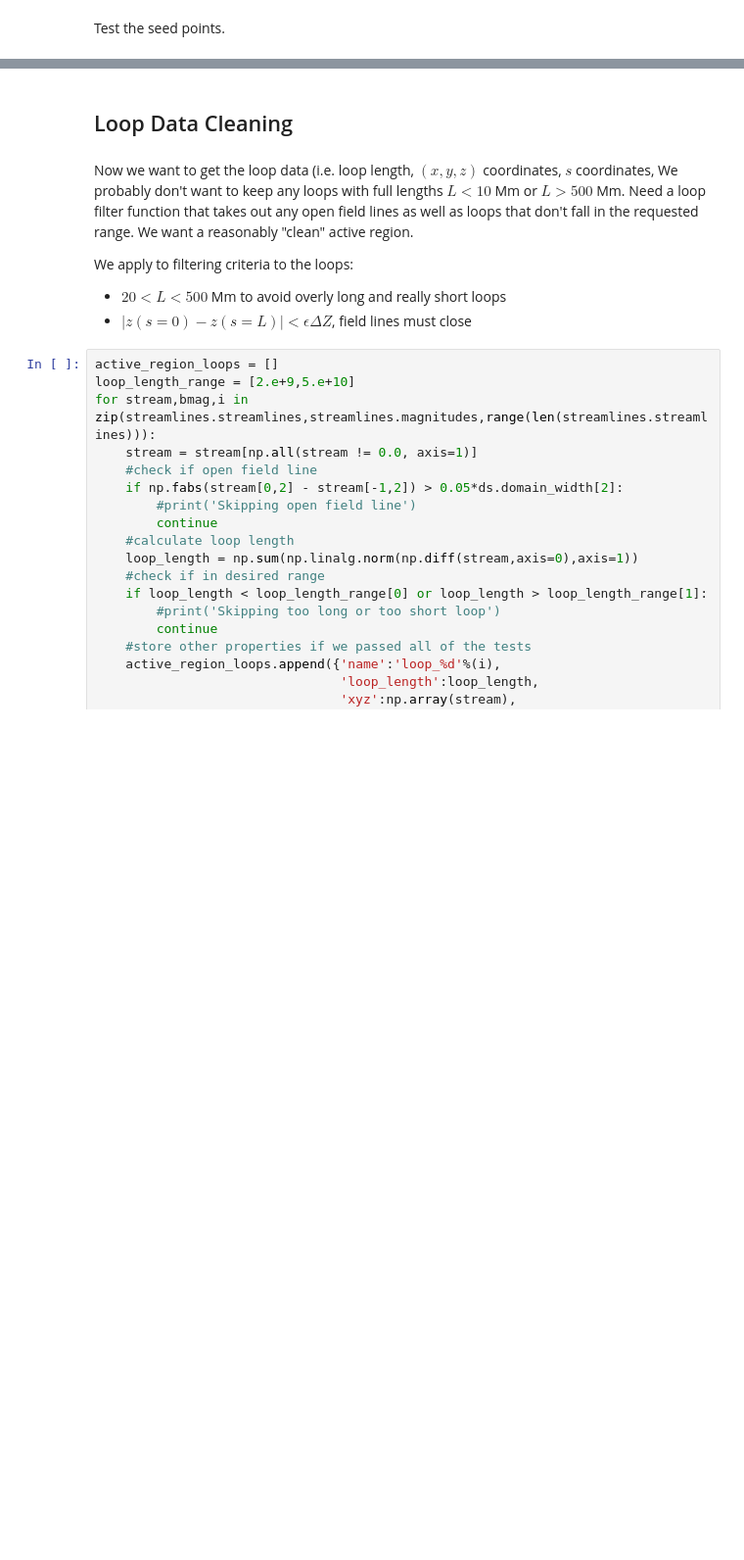
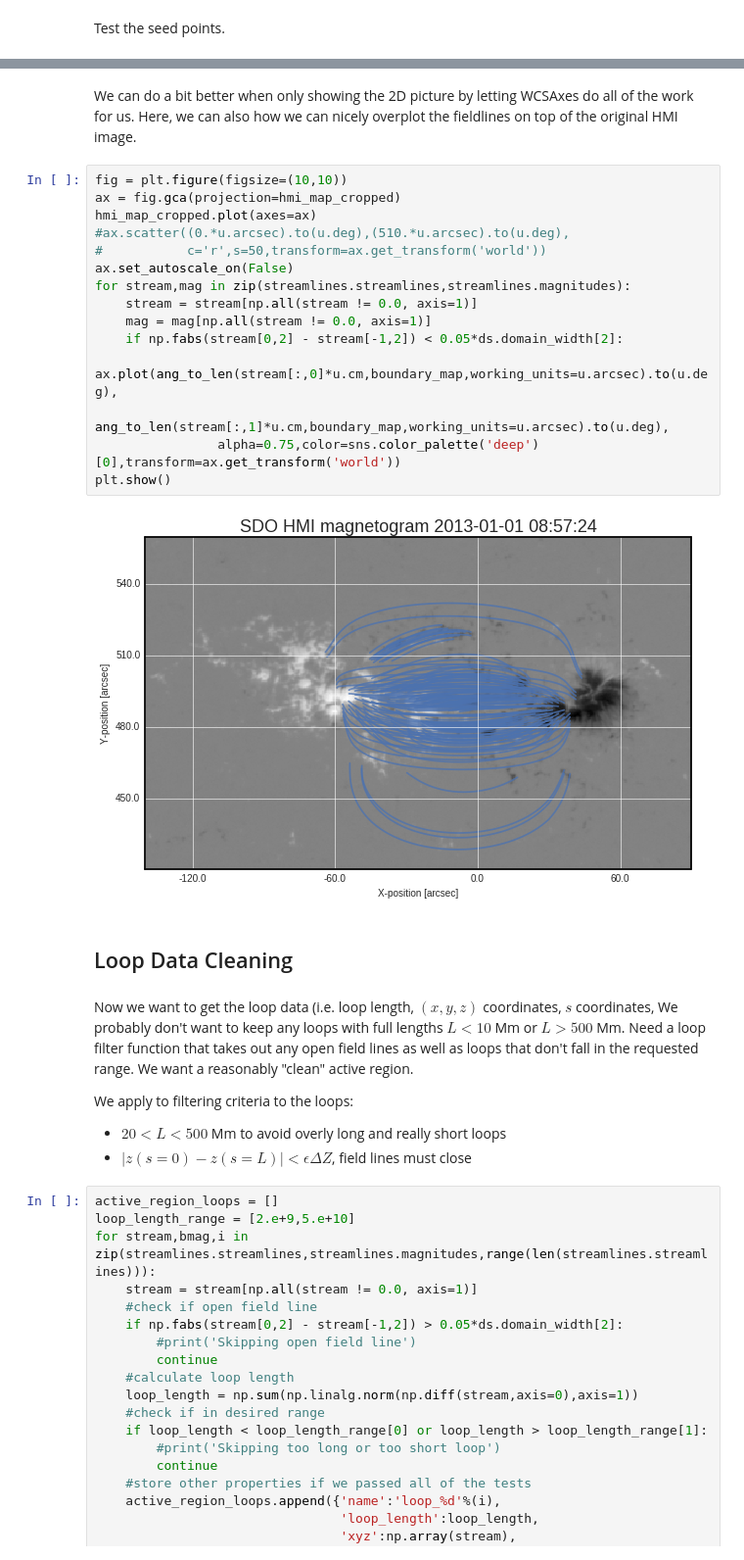
Before and after one commit to wtbarnes/research_notebook, a Jupyter notebook: FieldLineViz/field_line_viz_pipeline_example.ipynb, the cells around one changed output, grey strips where cells are left out. Shown at 98% size. Drawn from its saved outputs; the diff is of its cells as text; blank space fills up the shorter version.

```diff
--- a/FieldLineViz/field_line_viz_pipeline_example.ipynb
+++ b/FieldLineViz/field_line_viz_pipeline_example.ipynb
@@ -340,3 +339,22 @@ ax.set_zlabel(r'$z$ (cm)')
+# %% [markdown]
+We can do a bit better when only showing the 2D picture by letting WCSAxes do all of the work for us. Here, we can also how we can nicely overplot the fieldlines on top of the original HMI image.
+# %%
+fig = plt.figure(figsize=(10,10))
+ax = fig.gca(projection=hmi_map_cropped)
+hmi_map_cropped.plot(axes=ax)
+#ax.scatter((0.*u.arcsec).to(u.deg),(510.*u.arcsec).to(u.deg),
+#           c='r',s=50,transform=ax.get_transform('world'))
+ax.set_autoscale_on(False)
+for stream,mag in zip(streamlines.streamlines,streamlines.magnitudes):
+    stream = stream[np.all(stream != 0.0, axis=1)]
+    mag = mag[np.all(stream != 0.0, axis=1)]
+    if np.fabs(stream[0,2] - stream[-1,2]) < 0.05*ds.domain_width[2]:
+        ax.plot(ang_to_len(stream[:,0]*u.cm,boundary_map,working_units=u.arcsec).to(u.deg),
+                ang_to_len(stream[:,1]*u.cm,boundary_map,working_units=u.arcsec).to(u.deg),
+                alpha=0.75,color=sns.color_palette('deep')[0],transform=ax.get_transform('world'))
+plt.show()
+# %% [output]
+[figure, added]
 # %% [markdown]
 ## Loop Data Cleaning
 # %% [markdown]
```
Also changed, not shown: parts of 23 cells of this notebook, 5 other files.
